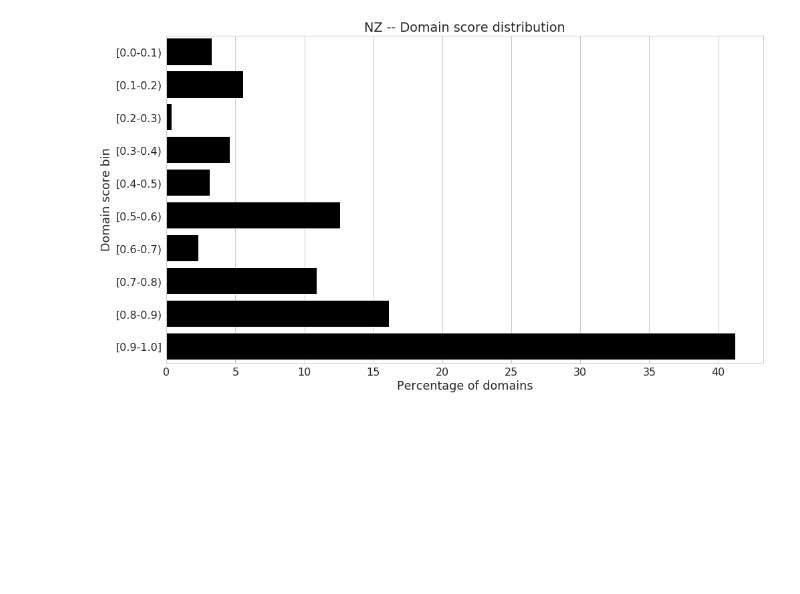
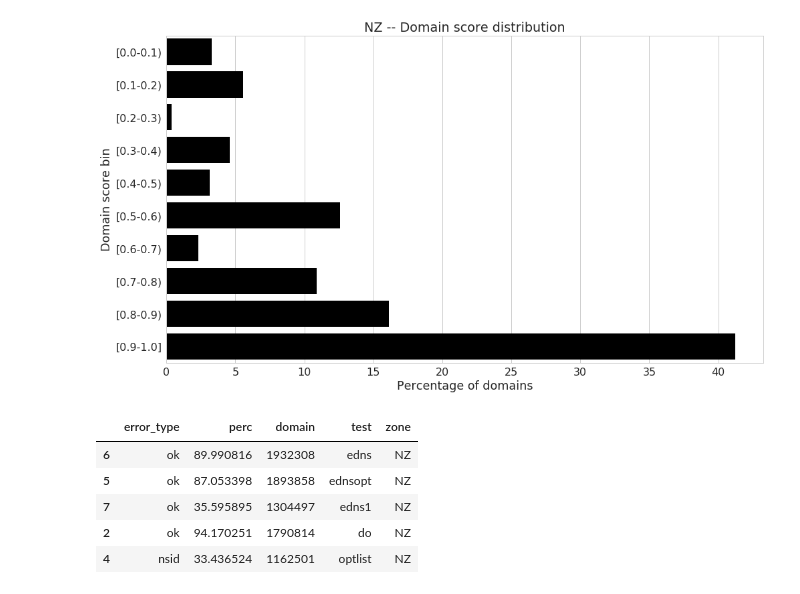
Before and after one commit to InternetNZ/edns-compliance-parser, a Jupyter notebook: analysis/Analyze EDNS compliance results.ipynb, the cells around one changed output. Saved outputs shown, nothing was run; the diff lists cells and outputs as text; code cells hidden in the pictures; blank space fills up the shorter version.

Commit message:
Generate two summaries to compare our collection with ISC's collection on Alexa and the root servers

```diff
--- a/analysis/Analyze EDNS compliance results.ipynb
+++ b/analysis/Analyze EDNS compliance results.ipynb
@@ -445,3 +512,19 @@ Text(0.5,1,'NZ -- Domain score distribution')
 [figure]
 # %%
 domain_score_hist.to_json('%s-domain-score-histogram.json' % ZONE)
+# %%
+# Generate the summary of certain tests to compare with ISC results
+pd.concat([
+    s_dns_edns.query("(test=='edns') & (error_type=='ok')"),
+    s_edns_ednsopt.query("(test=='ednsopt') & (error_type=='ok')"),
+    s_edns_edns1.query("(test=='edns1') & (error_type=='ok')"),
+    s_do_edns.query("(test=='do') & (error_type=='ok')"),
+    s_optlist.query("(test=='optlist') & (error_type=='nsid')")
+]).to_json("%s-comparative-metrics.json" % ZONE)
+# %% [output]
+|  | error_type | perc | domain | test | zone |
+| 6 | ok | 89.990816 | 1932308 | edns | NZ |
+| 5 | ok | 87.053398 | 1893858 | ednsopt | NZ |
+| 7 | ok | 35.595895 | 1304497 | edns1 | NZ |
+| 2 | ok | 94.170251 | 1790814 | do | NZ |
+| 4 | nsid | 33.436524 | 1162501 | optlist | NZ |
```
Also changed, not shown: parts of 22 cells of this notebook.
